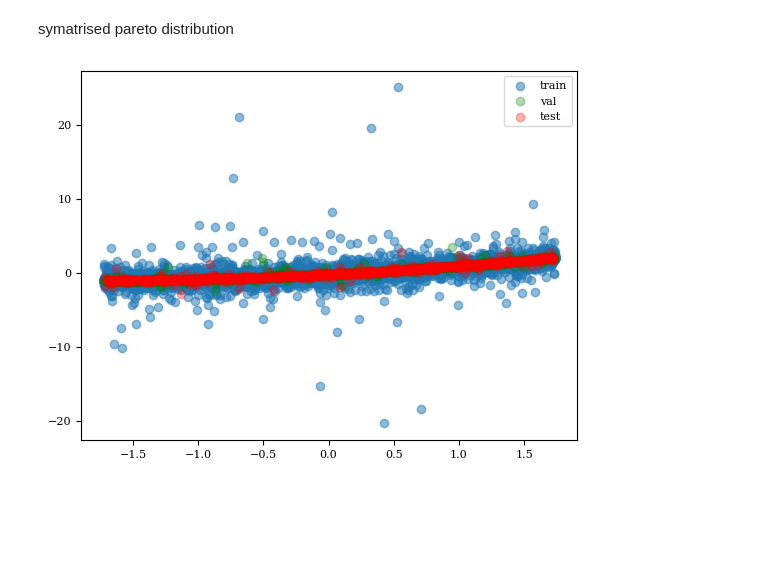
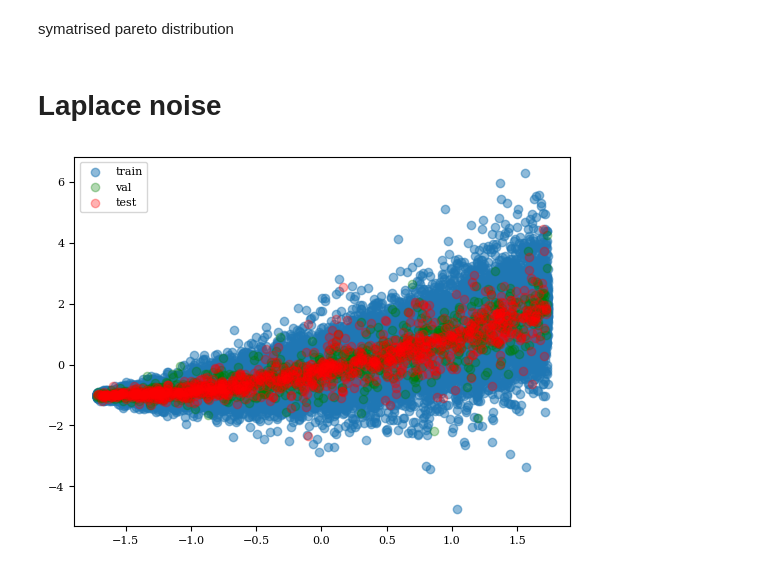
Before and after one commit to Danfoa/symm_rep_learn, a Jupyter notebook: NCP/examples/heavy_tail.ipynb, the cells around one changed output. Cells and saved outputs as stored; diff of their text form; code cells hidden in the pictures; blank space fills up the shorter version.

```diff
--- a/NCP/examples/heavy_tail.ipynb
+++ b/NCP/examples/heavy_tail.ipynb
@@ -43,29 +43,24 @@ device = torch.device('cuda:0' if torch.cuda.is_available() else 'cpu')
 # %% [markdown]
 symatrised pareto distribution
 # %%
-X = np.random.uniform(0.2, 5, Ntrain+Nval+Ntest)
-Y = np.zeros(X.shape[0])
-for i, xi in enumerate(X):
-    Y[i] = xi**2 + np.random.pareto(2)*(np.random.binomial(1, 0.5, 1)-0.5)*2
+def gen_data(noise):
+    X = np.random.uniform(0.2, 5, Ntrain+Nval+Ntest)
+    Y = np.zeros(X.shape[0])
+    for i, xi in enumerate(X):
+        Y[i] = xi**2 + noise(xi)
 
-X = X.reshape((-1, 1))
-Y = Y.reshape((-1, 1))
+    X = X.reshape((-1, 1))
+    Y = Y.reshape((-1, 1))
 
-xscaler = StandardScaler()
-yscaler = StandardScaler()
-# Xtransformed = X - X.mean()
-# Ytransformed = Y - Y.mean()
+    xscaler = StandardScaler()
+    yscaler = StandardScaler()
+    # Xtransformed = X - X.mean()
+    # Ytransformed = Y - Y.mean()
 
-Xtransformed = xscaler.fit_transform(X)
-Ytransformed = yscaler.fit_transform(Y)
+    Xtransformed = xscaler.fit_transform(X)
+    Ytransformed = yscaler.fit_transform(Y)
 
-X_train, X_test, Y_train, Y_test = train_test_split(Xtransformed, Ytransformed, test_size=Ntest, random_state=0)
-X_train, X_val, Y_train, Y_val = train_test_split(X_train, Y_train, test_size=Nval, random_state=0)
+    X_train, X_test, Y_train, Y_test = train_test_split(Xtransformed, Ytransformed, test_size=Ntest, random_state=0)
+    X_train, X_val, Y_train, Y_val = train_test_split(X_train, Y_train, test_size=Nval, random_state=0)
 
-plt.scatter(X_train, Y_train, alpha=0.5)
-plt.scatter(X_val, Y_val, color='green', alpha=0.3)
-plt.scatter(X_test, Y_test, color='red', alpha=0.3)
-plt.legend(['train', 'val', 'test'])
-plt.show()
+    return X_train, X_test, X_val, Y_val, Y_train, Y_test, xscaler, yscaler
-# %% [output]
-[figure, removed]
@@ -72,3 +111,16 @@ plt.show()
+# %% [markdown]
+# Laplace noise
+# %%
+laplace_noise = lambda x : laplace.rvs(loc=0, scale=x)
+X_train, X_test, X_val, Y_val, Y_train, Y_test, xscaler, yscaler = gen_data(laplace_noise)
+
+plt.scatter(X_train, Y_train, alpha=0.5)
+plt.scatter(X_val, Y_val, color='green', alpha=0.3)
+plt.scatter(X_test, Y_test, color='red', alpha=0.3)
+plt.legend(['train', 'val', 'test'])
+plt.show()
+# %% [output]
+[figure, added]
 # %%
 np.random.seed(0)
 torch.manual_seed(0)
```
Also changed, not shown: parts of 16 cells of this notebook, 1 other file.
